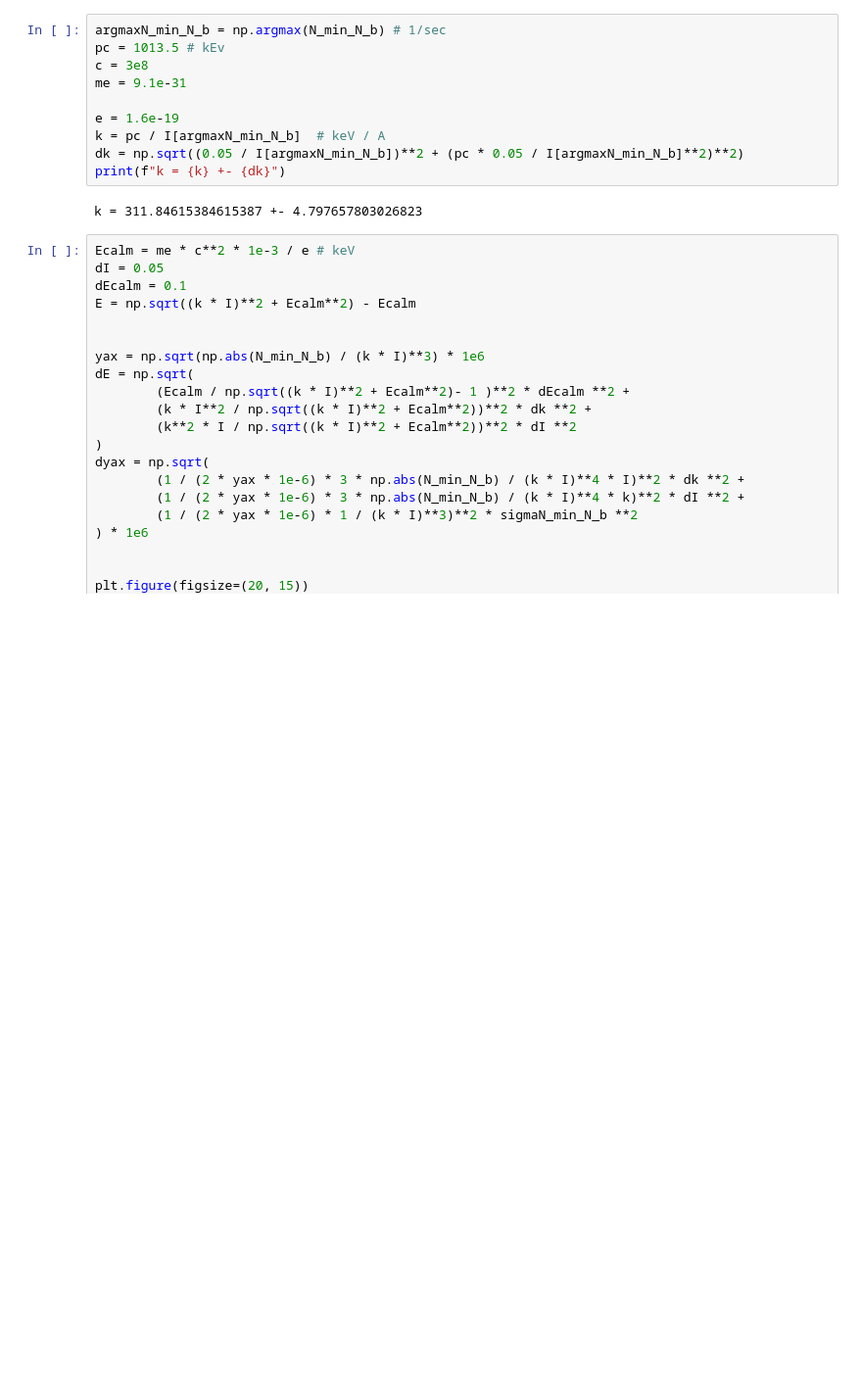
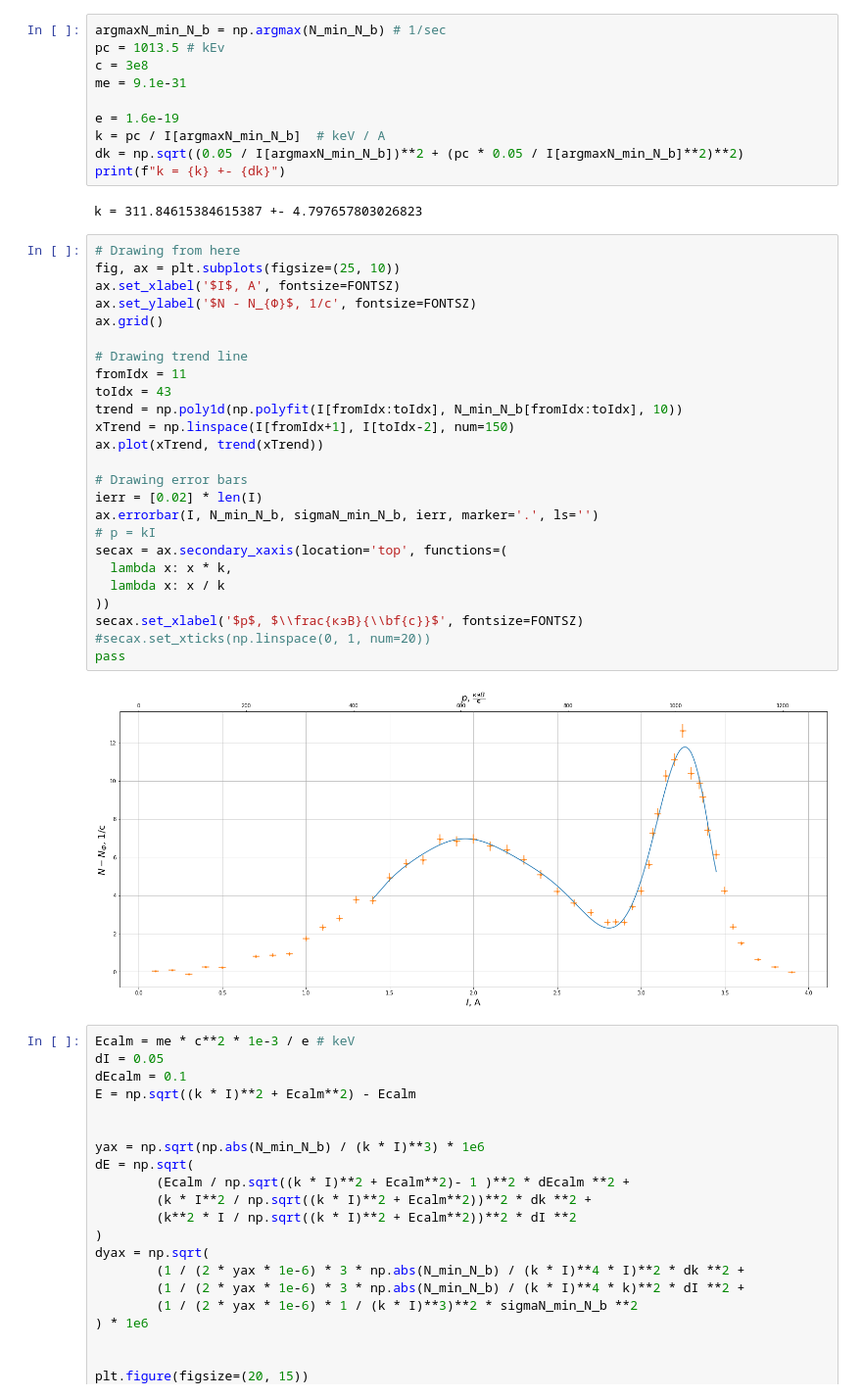
Before and after one commit to 106-inc/PhysLabV, a Jupyter notebook: 4.2/main.ipynb, the cells around one changed output. Shown at 98% size. Saved outputs shown, nothing was run; the diff lists cells and outputs as text; blank space fills up the shorter version.

```diff
--- a/4.2/main.ipynb
+++ b/4.2/main.ipynb
@@ -71,6 +51,33 @@ dk = np.sqrt((0.05 / I[argmaxN_min_N_b])**2 + (pc * 0.05 / I[argmaxN_min_N_b]**2
 print(f"k = {k} +- {dk}")
 # %% [output]
 k = 311.84615384615387 +- 4.797657803026823
+# %%
+# Drawing from here
+fig, ax = plt.subplots(figsize=(25, 10))
+ax.set_xlabel('$I$, A', fontsize=FONTSZ)
+ax.set_ylabel('$N - N_{Ф}$, 1/c', fontsize=FONTSZ)
+ax.grid()
+
+# Drawing trend line
+fromIdx = 11
+toIdx = 43
+trend = np.poly1d(np.polyfit(I[fromIdx:toIdx], N_min_N_b[fromIdx:toIdx], 10))
+xTrend = np.linspace(I[fromIdx+1], I[toIdx-2], num=150)
+ax.plot(xTrend, trend(xTrend))
+
+# Drawing error bars
+ierr = [0.02] * len(I)
+ax.errorbar(I, N_min_N_b, sigmaN_min_N_b, ierr, marker='.', ls='')
+# p = kI
+secax = ax.secondary_xaxis(location='top', functions=(
+  lambda x: x * k,
+  lambda x: x / k
+))
+secax.set_xlabel('$p$, $\\frac{кэВ}{\\bf{c}}$', fontsize=FONTSZ)
+#secax.set_xticks(np.linspace(0, 1, num=20))
+pass
+# %% [output]
+[figure, added]
 # %%
 Ecalm = me * c**2 * 1e-3 / e # keV
 dI = 0.05
```
Also changed, not shown: parts of 1 cell of this notebook.
